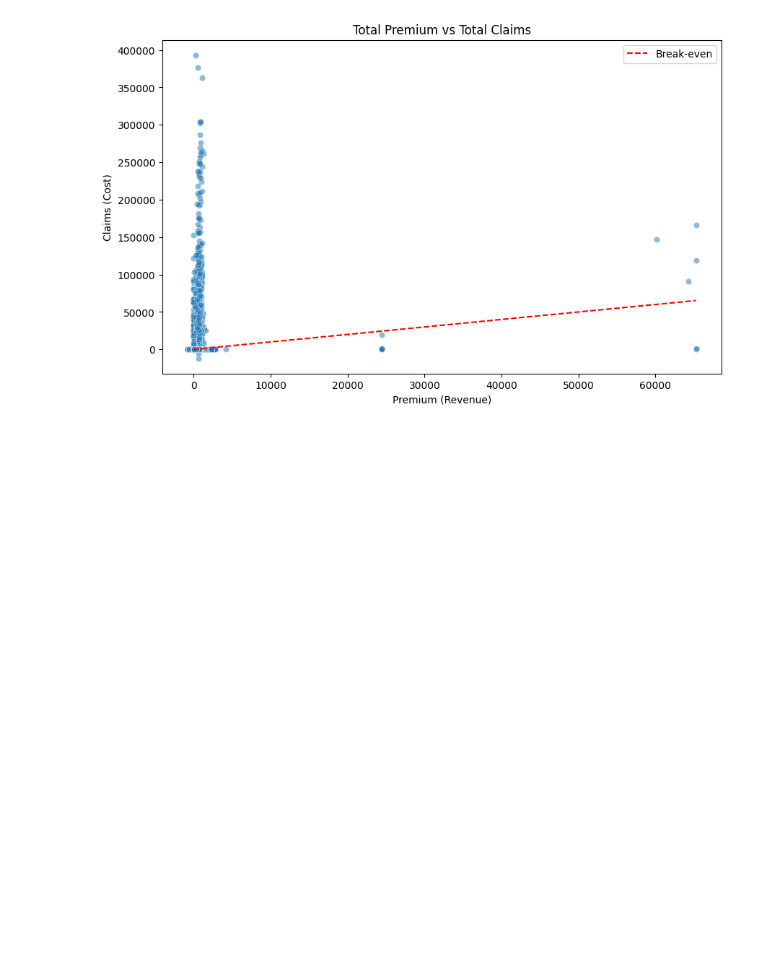
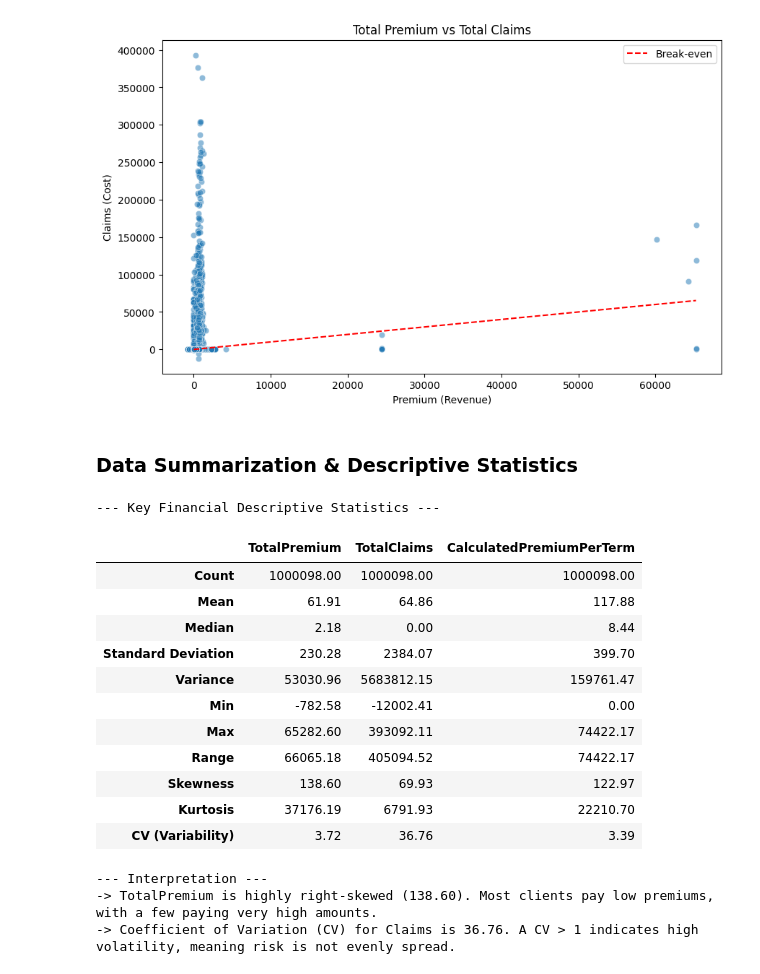
Before and after one commit to binia01/Insurance-Risk-Analysis, a Jupyter notebook: notebooks/01_insurance_eda.ipynb, the cells around one changed output. Saved outputs shown, nothing was run; the diff lists cells and outputs as text; code cells hidden in the pictures; blank space fills up the shorter version.

Commit message:
Add descriptive statistics and data summarization to EDA

```diff
--- a/notebooks/01_insurance_eda.ipynb
+++ b/notebooks/01_insurance_eda.ipynb
@@ -154,3 +153,40 @@ Passing `palette` without assigning `hue` is deprecated and will be removed in v
 analyzer.plot_premium_vs_claims()
 # %% [output]
 [figure]
+# %% [markdown]
+### Data Summarization & Descriptive Statistics
+# %%
+# 1. Generate the detailed stats table
+stats_df = analyzer.get_comprehensive_stats(columns=['TotalPremium', 'TotalClaims', 'CalculatedPremiumPerTerm'])
+
+# 2. Display formatted table
+print("--- Key Financial Descriptive Statistics ---")
+display(stats_df.round(2))
+
+# 3. Interpretation Logic (Automated Insights)
+premium_skew = stats_df.loc['Skewness', 'TotalPremium']
+claims_cv = stats_df.loc['CV (Variability)', 'TotalClaims']
+
+print("\n--- Interpretation ---")
+if premium_skew > 1:
+    print(f"-> TotalPremium is highly right-skewed ({premium_skew:.2f}). Most clients pay low premiums, with a few paying very high amounts.")
+
+print(f"-> Coefficient of Variation (CV) for Claims is {claims_cv:.2f}. "
+      "A CV > 1 indicates high volatility, meaning risk is not evenly spread.")
+# %% [output]
+--- Key Financial Descriptive Statistics ---
+|  | TotalPremium | TotalClaims | CalculatedPremiumPerTerm |
+| Count | 1000098.00 | 1000098.00 | 1000098.00 |
+| Mean | 61.91 | 64.86 | 117.88 |
+| Median | 2.18 | 0.00 | 8.44 |
+| Standard Deviation | 230.28 | 2384.07 | 399.70 |
+| Variance | 53030.96 | 5683812.15 | 159761.47 |
+| Min | -782.58 | -12002.41 | 0.00 |
+| Max | 65282.60 | 393092.11 | 74422.17 |
+| Range | 66065.18 | 405094.52 | 74422.17 |
+| Skewness | 138.60 | 69.93 | 122.97 |
+| Kurtosis | 37176.19 | 6791.93 | 22210.70 |
+| CV (Variability) | 3.72 | 36.76 | 3.39 |
+--- Interpretation ---
+-> TotalPremium is highly right-skewed (138.60). Most clients pay low premiums, with a few paying very high amounts.
+-> Coefficient of Variation (CV) for Claims is 36.76. A CV > 1 indicates high volatility, meaning risk is not evenly spread.
```
Also changed, not shown: parts of 1 cell of this notebook.
